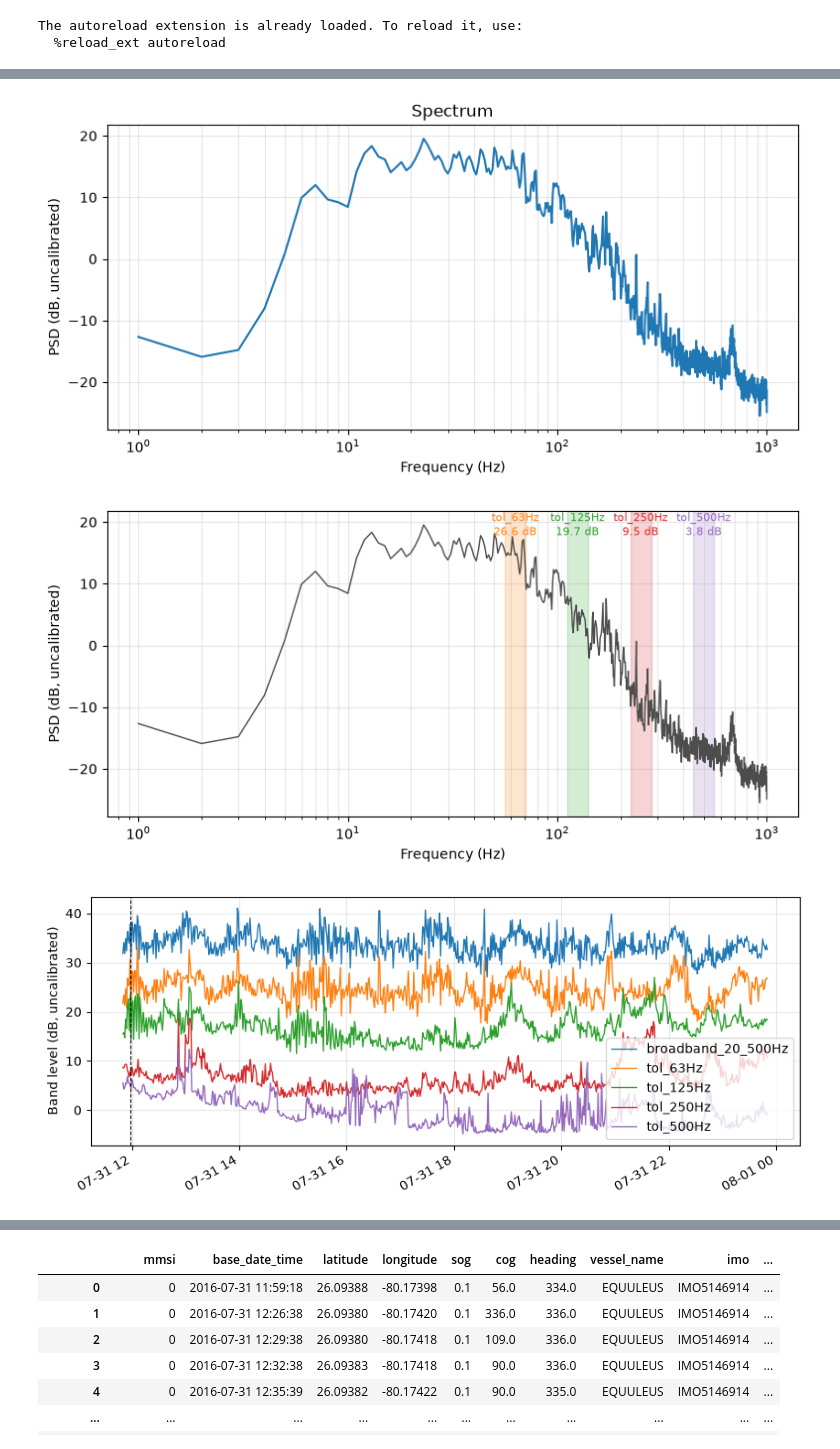
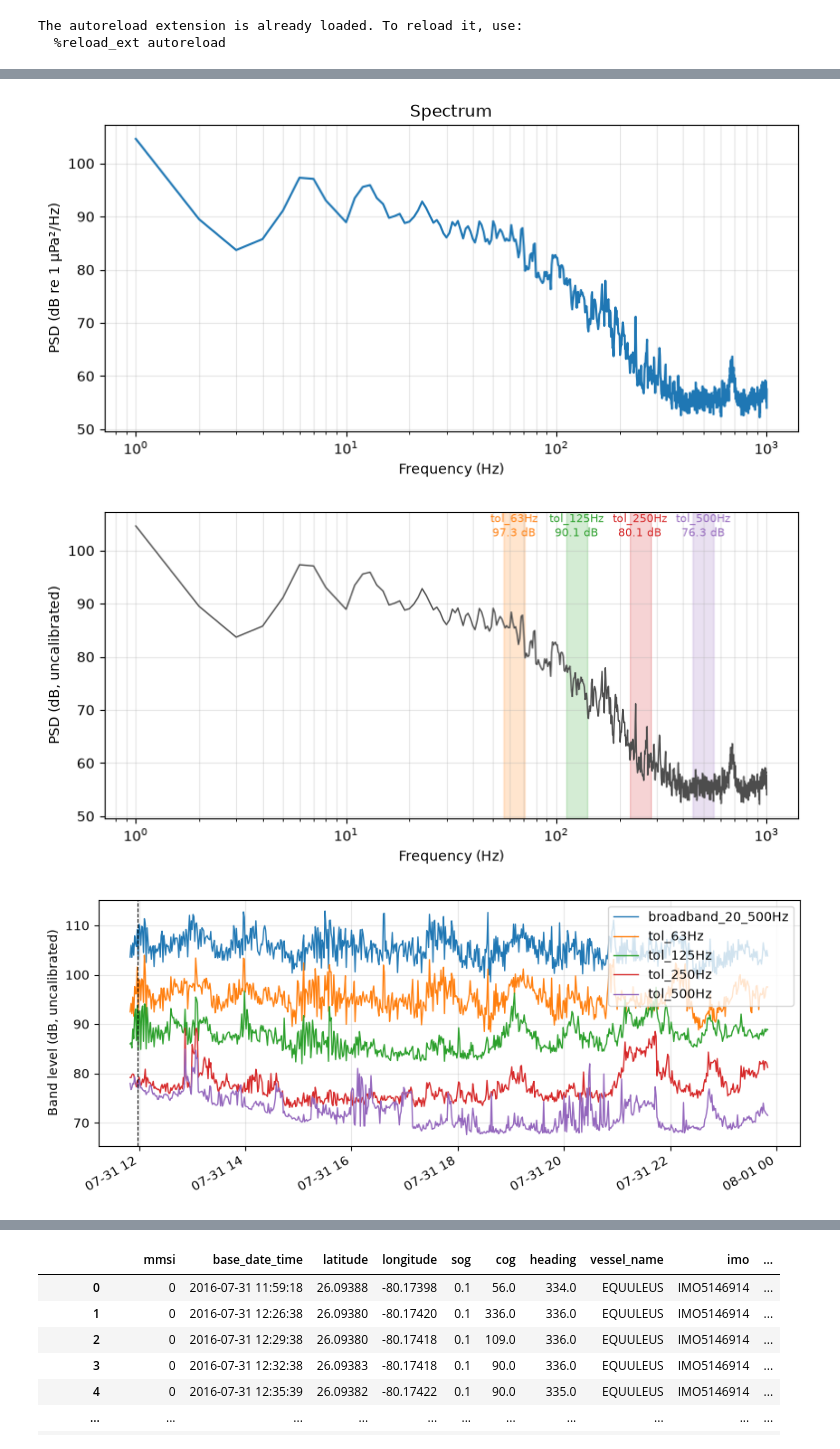
Before and after one commit to florspag/acoustic_vessels, a Jupyter notebook: vessel.ipynb, the cells around one changed output, grey strips where cells are left out. Cells and saved outputs as stored; diff of their text form; code cells hidden in the pictures.

```diff
--- a/vessel.ipynb
+++ b/vessel.ipynb
@@ -46,11 +58,11 @@ aud = AudioFile(filename=files[0], store=store)
 t0 = aud.timestamp
 t1 = aud.timestamp  + pd.Timedelta(hours=12)
 
-spectral_densities = extract_spectral_distribution(audio_file=aud, t0=t0, t1=t1)
+spectral_densities = extract_spectral_distribution(audio_file=aud, t0=t0, t1=t1, tf_filepath=tf)
 
 times = spectral_densities[0]
 freqs = spectral_densities[1]
 psds = spectral_densities[2]
 instant = 80
-plot_spectral(freqs=freqs, psd=psds[instant], calibrated=False)
+plot_spectral(freqs=freqs, psd=psds[instant], calibrated=True)
 # %% [output]
@@ -58,4 +70,4 @@ plot_spectral(freqs=freqs, psd=psds[instant], calibrated=False)
-[figure, old version]
+[figure, new version]
 # %%
 bands_def = standard_bands(fmax=freqs[-1])
 
@@ -66,11 +78,11 @@ bands_lvl = band_levels(
 # %%
 plot_bands_spectrum(freqs=freqs, psd=psds[instant], bands_levels=bands_lvl, bands_def=bands_def)
 # %% [output]
-[figure, old version]
+[figure, new version]
 # %%
 plot_bands_timeserie(times=times, freqs=freqs, psds=psds, bands_def=bands_def, instant=8)
 # %% [output]
-[figure, old version]
+[figure, new version]
 # %%
 bnd = "broadband_20_500Hz"
 events, val, excess=  acoustic_events(times=times, band_level=bands_lvl[bnd], baseline_hours=1)
```
Also changed, not shown: parts of 12 cells of this notebook, 5 other files.
